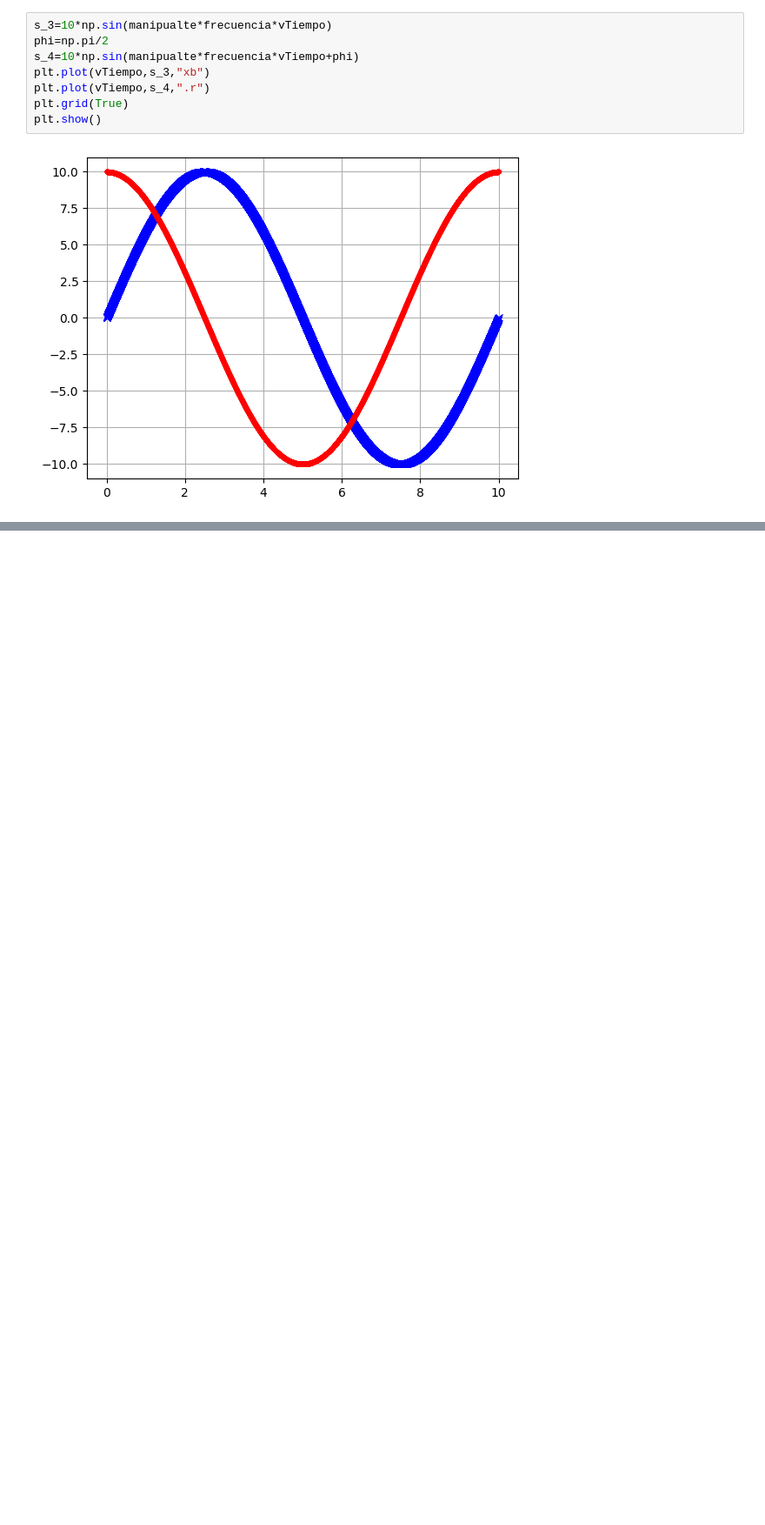
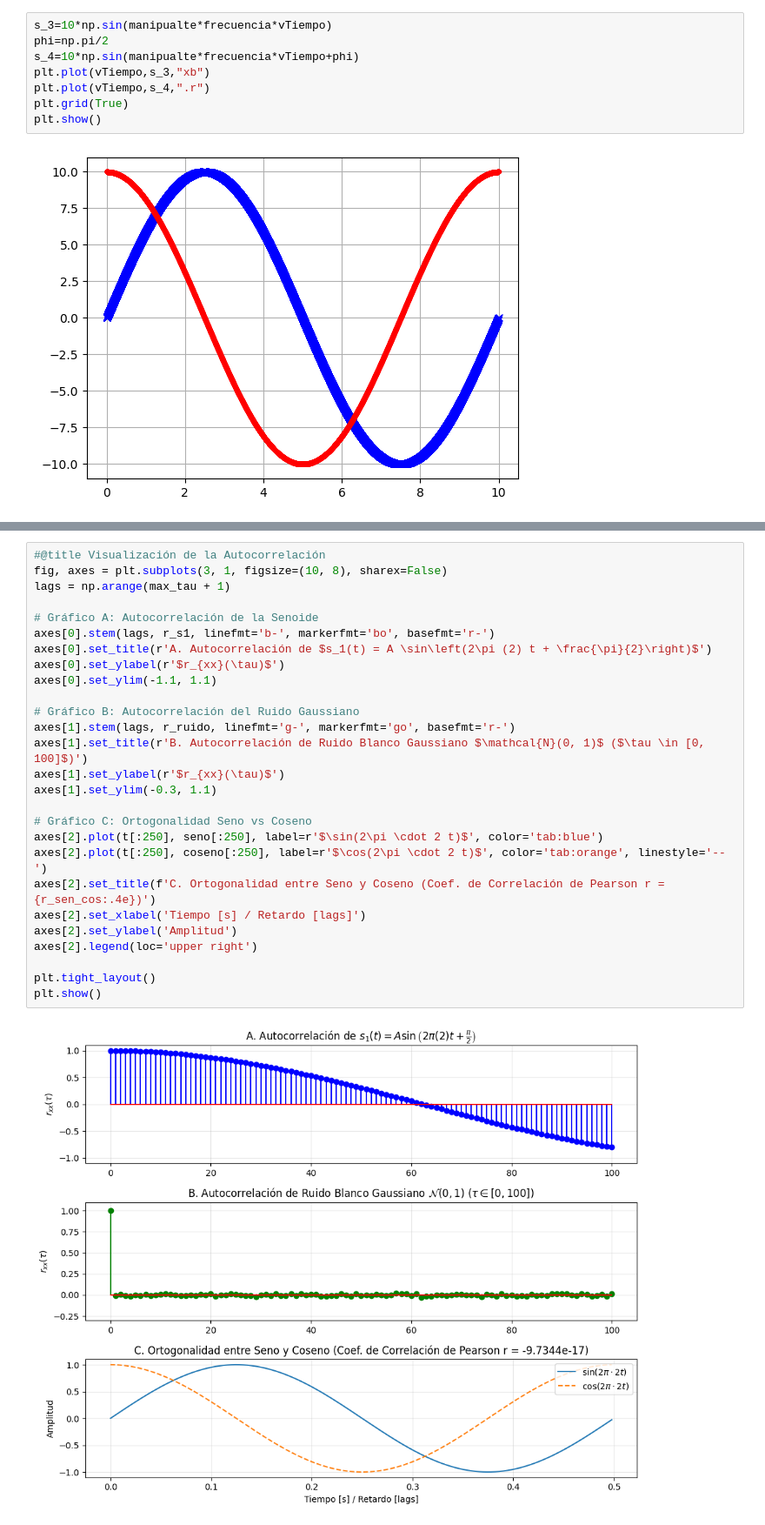
Before and after one commit to kao05/DS_ComplexSystem, a Jupyter notebook: Autocorrealcion.ipynb, the cells around one changed output, grey strips where cells are left out. Shown at 87% size. Drawn from its saved outputs; the diff is of its cells as text; blank space fills up the shorter version.

```diff
--- a/Autocorrealcion.ipynb
+++ b/Autocorrealcion.ipynb
@@ -154,0 +216,29 @@ corr(sen,cos)
+# %%
+#@title Visualización de la Autocorrelación
+fig, axes = plt.subplots(3, 1, figsize=(10, 8), sharex=False)
+lags = np.arange(max_tau + 1)
+
+# Gráfico A: Autocorrelación de la Senoide
+axes[0].stem(lags, r_s1, linefmt='b-', markerfmt='bo', basefmt='r-')
+axes[0].set_title(r'A. Autocorrelación de $s_1(t) = A \sin\left(2\pi (2) t + \frac{\pi}{2}\right)$')
+axes[0].set_ylabel(r'$r_{xx}(\tau)$')
+axes[0].set_ylim(-1.1, 1.1)
+
+# Gráfico B: Autocorrelación del Ruido Gaussiano
+axes[1].stem(lags, r_ruido, linefmt='g-', markerfmt='go', basefmt='r-')
+axes[1].set_title(r'B. Autocorrelación de Ruido Blanco Gaussiano $\mathcal{N}(0, 1)$ ($\tau \in [0, 100]$)')
+axes[1].set_ylabel(r'$r_{xx}(\tau)$')
+axes[1].set_ylim(-0.3, 1.1)
+
+# Gráfico C: Ortogonalidad Seno vs Coseno
+axes[2].plot(t[:250], seno[:250], label=r'$\sin(2\pi \cdot 2 t)$', color='tab:blue')
+axes[2].plot(t[:250], coseno[:250], label=r'$\cos(2\pi \cdot 2 t)$', color='tab:orange', linestyle='--')
+axes[2].set_title(f'C. Ortogonalidad entre Seno y Coseno (Coef. de Correlación de Pearson r = {r_sen_cos:.4e})')
+axes[2].set_xlabel('Tiempo [s] / Retardo [lags]')
+axes[2].set_ylabel('Amplitud')
+axes[2].legend(loc='upper right')
+
+plt.tight_layout()
+plt.show()
+# %% [output]
+[figure, added]
```
Also changed, not shown: parts of 2 cells of this notebook.
